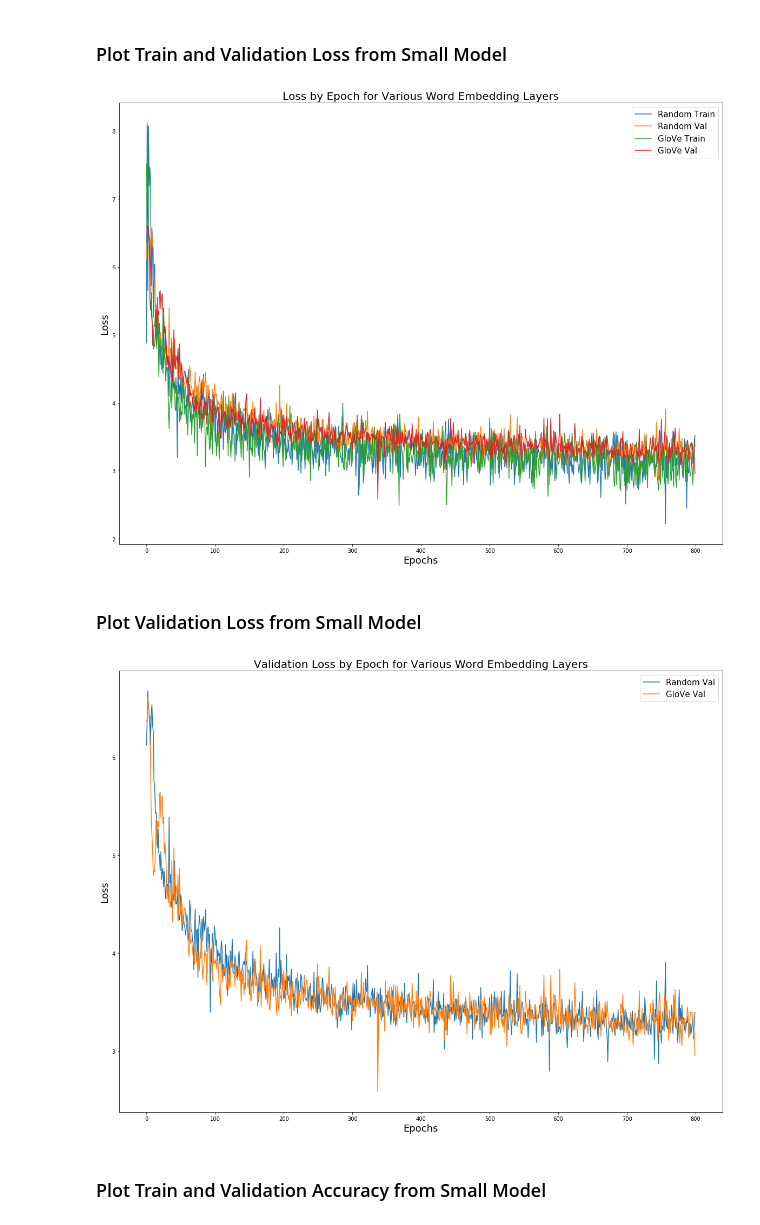
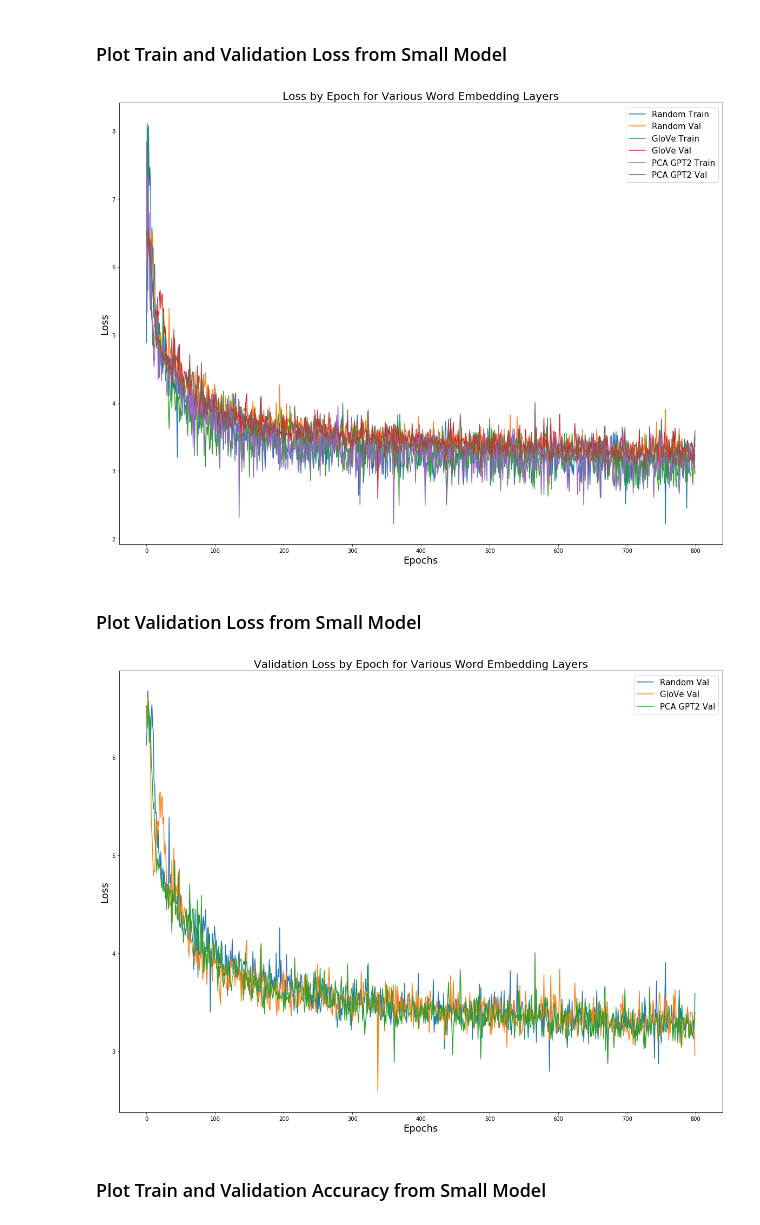
Before and after one commit to federated-learning-experiments/fl-text-models, a Jupyter notebook: notebooks/compare_embedding_layers.ipynb, the cells around one changed output. Cells and saved outputs as stored; diff of their text form; code cells hidden in the pictures.

```diff
--- a/notebooks/compare_embedding_layers.ipynb
+++ b/notebooks/compare_embedding_layers.ipynb
@@ -29,6 +29,11 @@ glove_val_accuracy = np.load('embedding_layer_results/glove_{}/val_accuracy.npy'
 # fasttext_train_accuracy = np.load('embedding_layer_results/fasttext_{}/train_accuracy.npy'.format(network))[0:epochs]
 # fasttext_val_loss = np.load('embedding_layer_results/fasttext_{}/val_loss.npy'.format(network))[0:epochs]
 # fasttext_val_accuracy = np.load('embedding_layer_results/fasttext_{}/val_accuracy.npy'.format(network))[0:epochs]
+# %%
+pca_gpt2_train_loss = np.load('embedding_layer_results/pca_gpt2_{}/train_loss.npy'.format(network))[0:epochs]
+pca_gpt2_train_accuracy = np.load('embedding_layer_results/pca_gpt2_{}/train_accuracy.npy'.format(network))[0:epochs]
+pca_gpt2_val_loss = np.load('embedding_layer_results/pca_gpt2_{}/val_loss.npy'.format(network))[0:epochs]
+pca_gpt2_val_accuracy = np.load('embedding_layer_results/pca_gpt2_{}/val_accuracy.npy'.format(network))[0:epochs]
 # %% [markdown]
 ### Plot Train and Validation Loss from Small Model
 # %%
@@ -41,27 +46,30 @@ ax.plot(x_axis, glove_train_loss, label='GloVe Train')
 ax.plot(x_axis, glove_val_loss, label='GloVe Val')
 # ax.plot(x_axis, fasttext_train_loss, label='FastText Train')
 # ax.plot(x_axis, fasttext_val_loss, label='FastText Val')
+ax.plot(x_axis, pca_gpt2_train_loss, label='PCA GPT2 Train')
+ax.plot(x_axis, pca_gpt2_val_loss, label='PCA GPT2 Val')
 ax.legend(loc='best', prop={'size': 15})
 plt.title('Loss by Epoch for Various Word Embedding Layers', fontsize=20)
 plt.xlabel('Epochs', fontsize=18)
 plt.ylabel('Loss', fontsize=18)
 plt.show()
 # %% [output]
-[figure, old version]
+[figure, new version]
 # %% [markdown]
 ### Plot Validation Loss from Small Model
 # %%
 fig, ax = plt.subplots(figsize=(20, 15))
 ax.plot(x_axis, random_val_loss, label='Random Val')
 ax.plot(x_axis, glove_val_loss, label='GloVe Val')
 # ax.plot(x_axis, fasttext_val_loss, label='FastText Val')
+ax.plot(x_axis, pca_gpt2_val_loss, label='PCA GPT2 Val')
 ax.legend(loc='best', prop={'size': 15})
 plt.title('Validation Loss by Epoch for Various Word Embedding Layers', fontsize=20)
 plt.xlabel('Epochs', fontsize=18)
 plt.ylabel('Loss', fontsize=18)
 plt.show()
 # %% [output]
-[figure, old version]
+[figure, new version]
 # %% [markdown]
 ### Plot Train and Validation Accuracy from Small Model
 # %%
```
Also changed, not shown: parts of 2 cells of this notebook, 37 other files.
